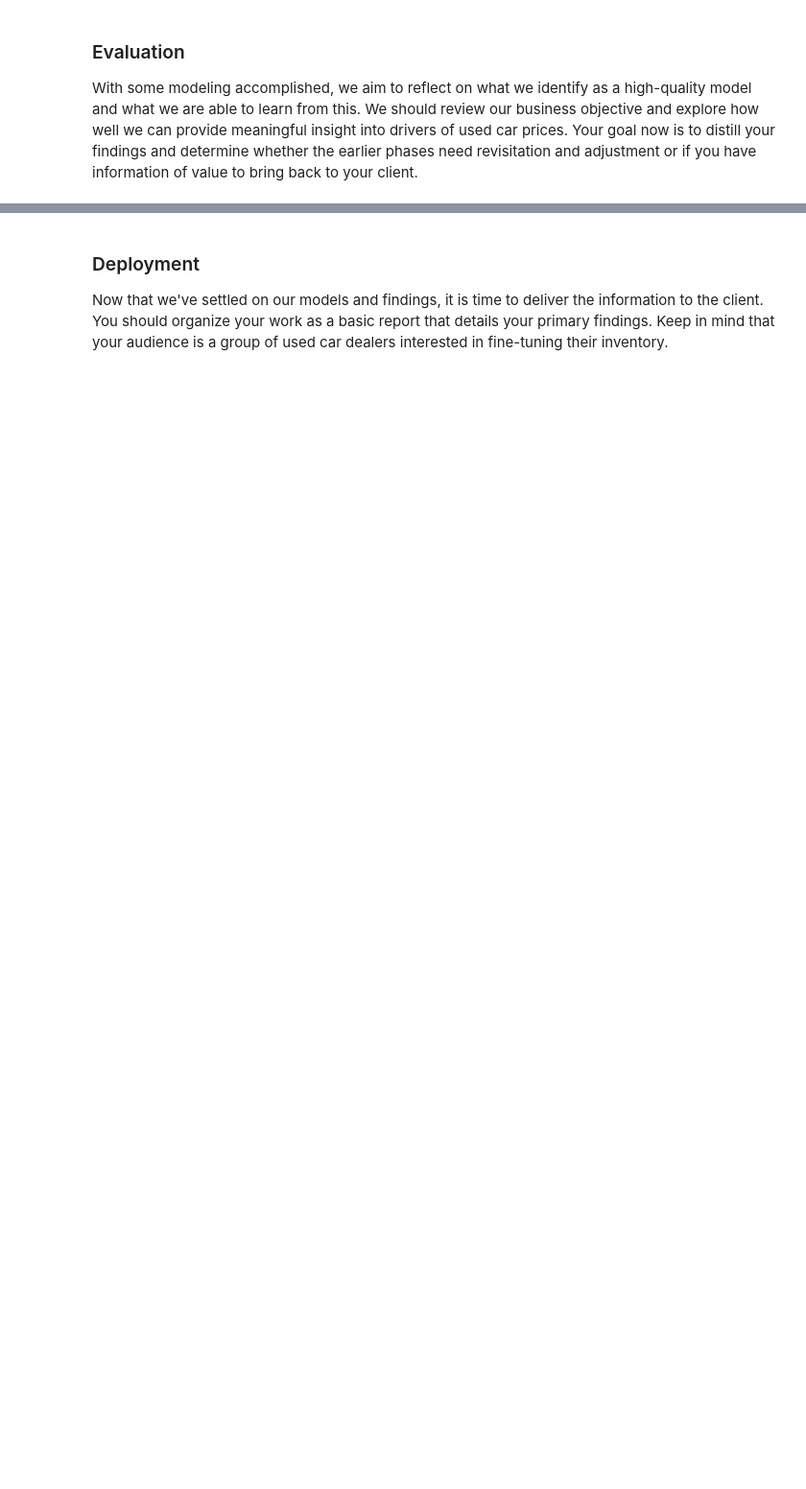
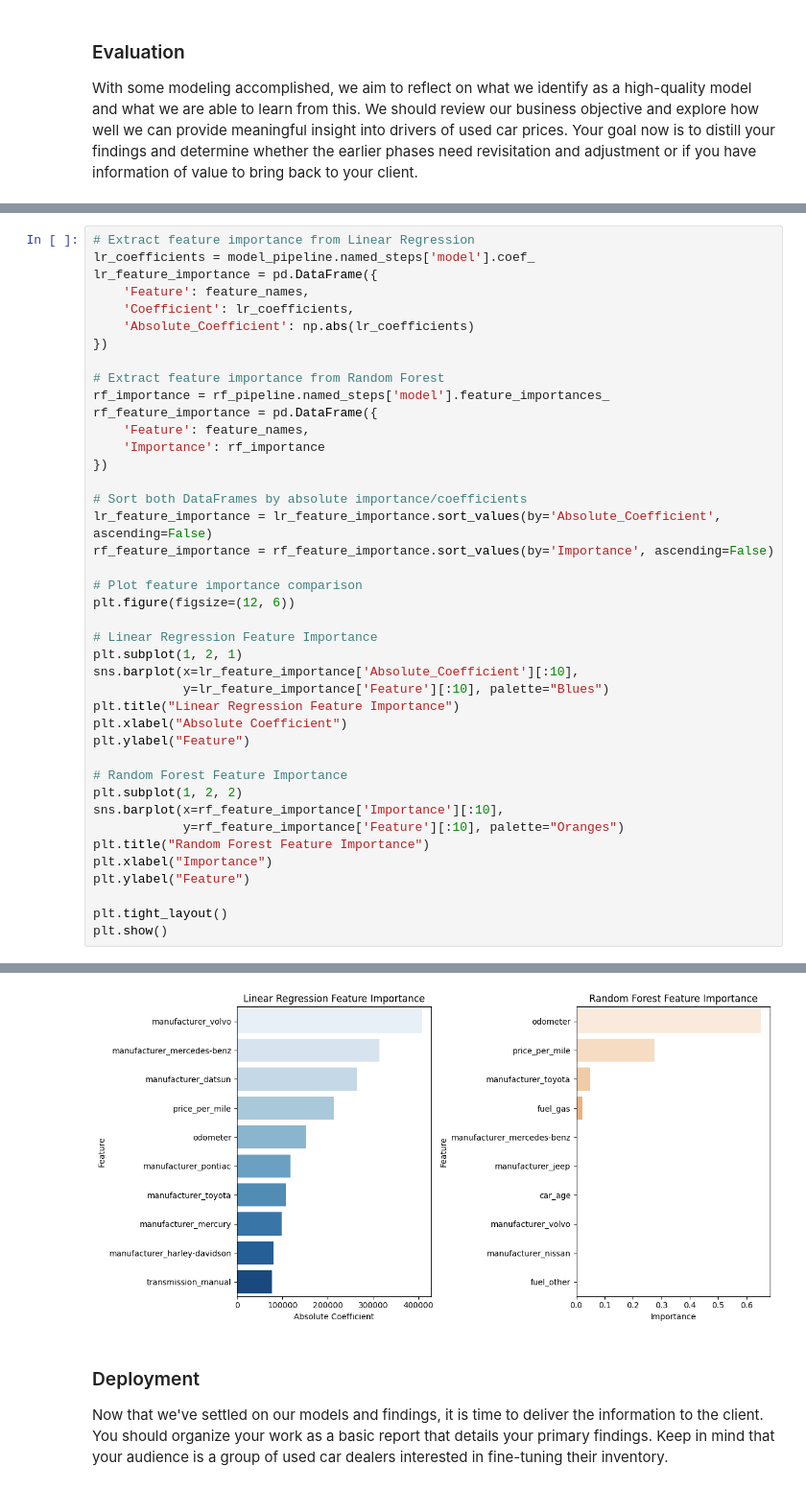
Before and after one commit to ashmehta/CarPrediction, a Jupyter notebook: prompt_II.ipynb, the cells around one changed output, grey strips where cells are left out. Shown: that part at 96% size. Saved outputs shown, nothing was run; the diff lists cells and outputs as text; blank space fills up the shorter version.

```diff
--- a/prompt_II.ipynb
+++ b/prompt_II.ipynb
@@ -191,0 +320,42 @@ lin_df
+# %%
+# Extract feature importance from Linear Regression
+lr_coefficients = model_pipeline.named_steps['model'].coef_
+lr_feature_importance = pd.DataFrame({
+    'Feature': feature_names,
+    'Coefficient': lr_coefficients,
+    'Absolute_Coefficient': np.abs(lr_coefficients)
+})
+
+# Extract feature importance from Random Forest
+rf_importance = rf_pipeline.named_steps['model'].feature_importances_
+rf_feature_importance = pd.DataFrame({
+    'Feature': feature_names,
+    'Importance': rf_importance
+})
+
+# Sort both DataFrames by absolute importance/coefficients
+lr_feature_importance = lr_feature_importance.sort_values(by='Absolute_Coefficient', ascending=False)
+rf_feature_importance = rf_feature_importance.sort_values(by='Importance', ascending=False)
+
+# Plot feature importance comparison
+plt.figure(figsize=(12, 6))
+
+# Linear Regression Feature Importance
+plt.subplot(1, 2, 1)
+sns.barplot(x=lr_feature_importance['Absolute_Coefficient'][:10],
+            y=lr_feature_importance['Feature'][:10], palette="Blues")
+plt.title("Linear Regression Feature Importance")
+plt.xlabel("Absolute Coefficient")
+plt.ylabel("Feature")
+
+# Random Forest Feature Importance
+plt.subplot(1, 2, 2)
+sns.barplot(x=rf_feature_importance['Importance'][:10],
+            y=rf_feature_importance['Feature'][:10], palette="Oranges")
+plt.title("Random Forest Feature Importance")
+plt.xlabel("Importance")
+plt.ylabel("Feature")
+
+plt.tight_layout()
+plt.show()
+# %% [output]
@@ -192,3 +369,4 @@ lin_df
+[figure, added]
 # %% [markdown]
 ### Deployment
 
```
Also changed, not shown: parts of 21 cells of this notebook.
